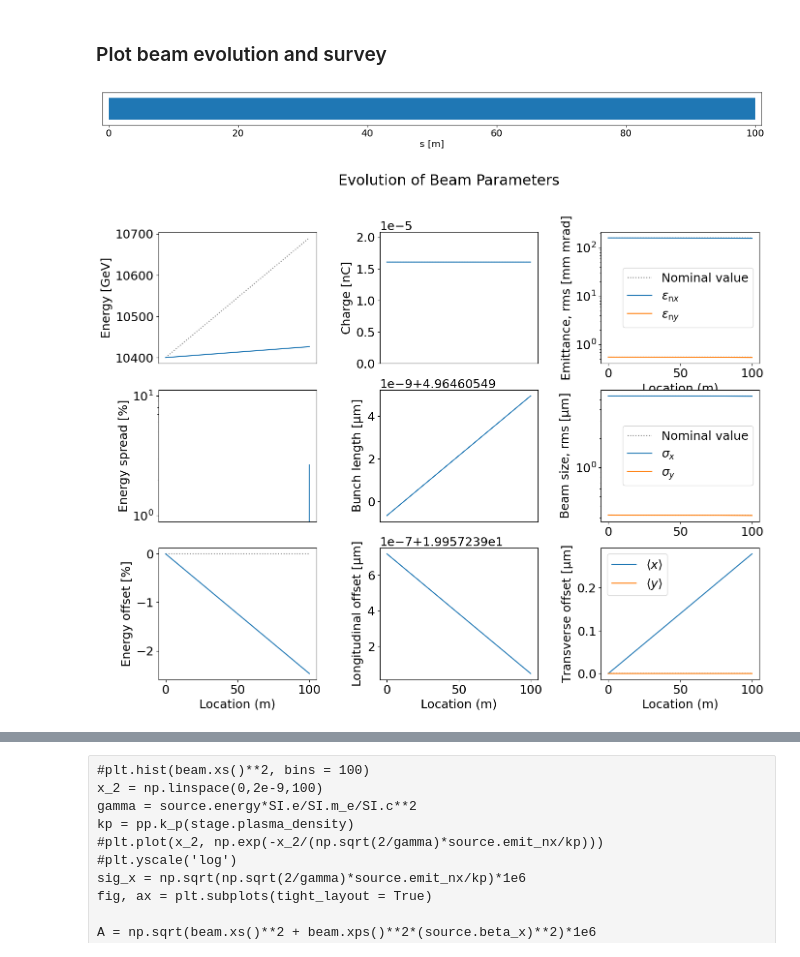
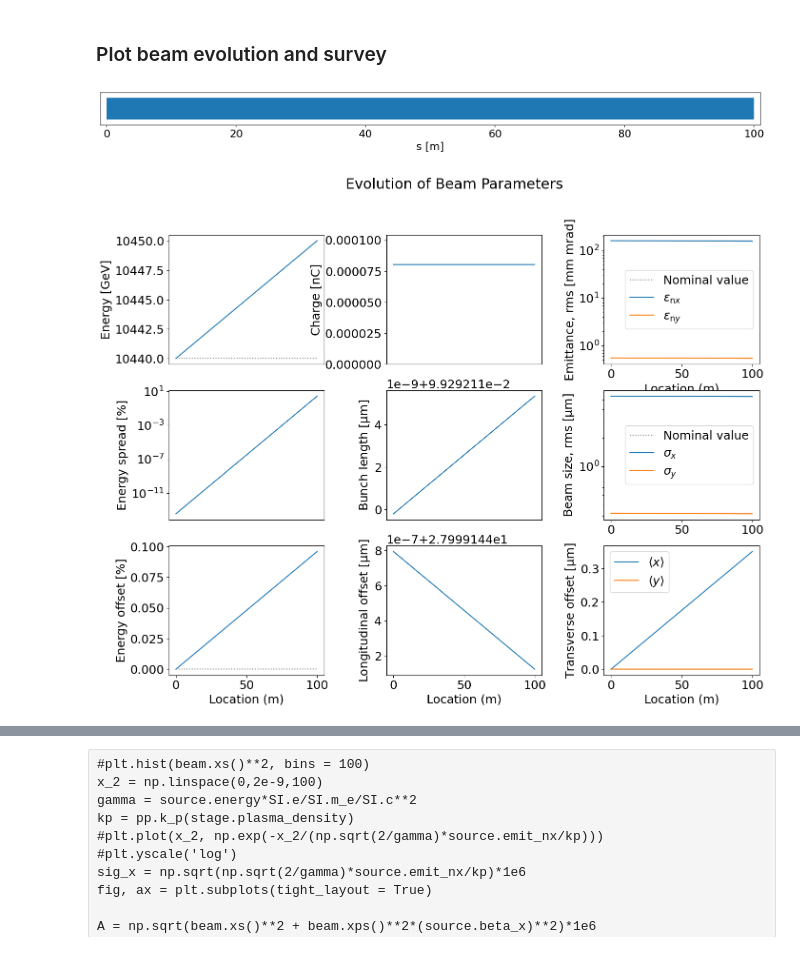
Before and after one commit to Knallvik/Master, a Jupyter notebook: ABEL_scripts/linac_example.ipynb, the cells around one changed output, grey strips where cells are left out. Drawn from its saved outputs; the diff is of its cells as text; code cells hidden in the pictures.

Commit message:
altered max_energy files

```diff
--- a/ABEL_scripts/linac_example.ipynb
+++ b/ABEL_scripts/linac_example.ipynb
@@ -54,11 +52,11 @@ stage = StageQuasistatic2d()
 #stage.drive_beam = drive_beam                                 #######
 stage.driver_source = driver
 stage.length = 100 # [m]
-stage.nom_energy_gain = 31.9e9*(stage.length/11) # [eV]
+stage.nom_energy_gain = 0#31.9e9*(stage.length/11) # [eV]
 stage.plasma_density = 2e21 # [m^-3]
 stage.ramp_beta_mag = 5
 stage.enable_radiation_reaction = True
-stage.save_evolution = False
+stage.save_evolution = True
 if stage.enable_radiation_reaction == False:
     stage.save_evolution = False
 
@@ -76,12 +74,13 @@ first_stage.save_evolution = stage.save_evolution
 
 # define beam
 source = SourceBasic()
-source.charge = -1e5 * SI.e # [C]
-source.energy = 10400e9 # [eV]
+source.charge = -5e5 * SI.e # [C]
+energy = 10440
+source.energy = energy*1e9 # [eV]
 #source.rel_energy_spread = 0.1
 source.rel_energy_spread = 0.0
-source.bunch_length = 5e-6 # [m]
-source.z_offset = 20e-6 #0 [m]
+source.bunch_length = 0.1e-6 # [m]
+source.z_offset = 28e-6 #0 [m]
 source.emit_nx, source.emit_ny = 160e-6, 0.56e-6 # [m rad]
 source.beta_x = stage.matched_beta_function(source.energy)
 source.beta_y = source.beta_x
@@ -204,15 +202,15 @@ No evolution calculated
 # %%
 # plot linac survey
 linac.plot_survey()
 
 # plot beam evolution
 beam_evolution = linac.plot_evolution(use_stage_nums=False)
-beam_evolution.savefig(f"Plots/New_Params/beam_evolution_10TeV_new_params_RR_\
-{stage.enable_radiation_reaction}.png", bbox_inches = 'tight')
+#beam_evolution.savefig(f"Plots/New_Params/beam_evolution_10TeV_new_params_RR_\
+#{stage.enable_radiation_reaction}.png", bbox_inches = 'tight')
 #linac[0].plot_waterfalls()
 # %% [output]
-[figure, old version]
+[figure, new version]
-[figure, old version]
+[figure, new version]
 # %%
 gif = linac.animate_lps()
 # %% [markdown]
```
Also changed, not shown: parts of 8 cells of this notebook, 3 other files.
